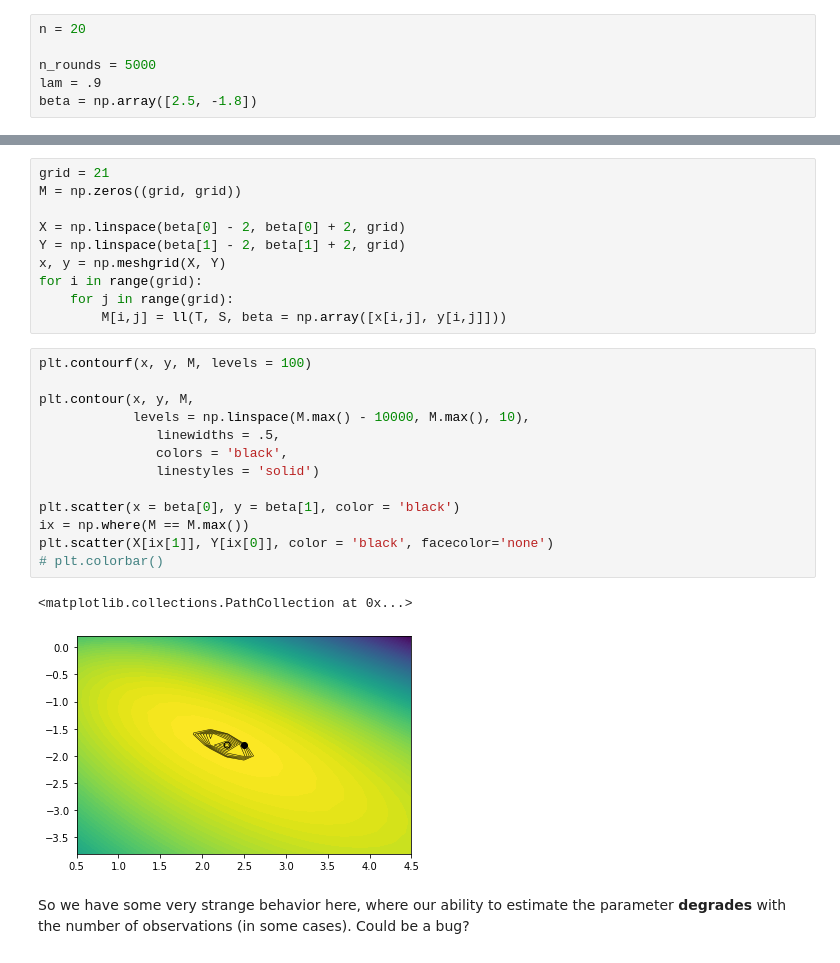
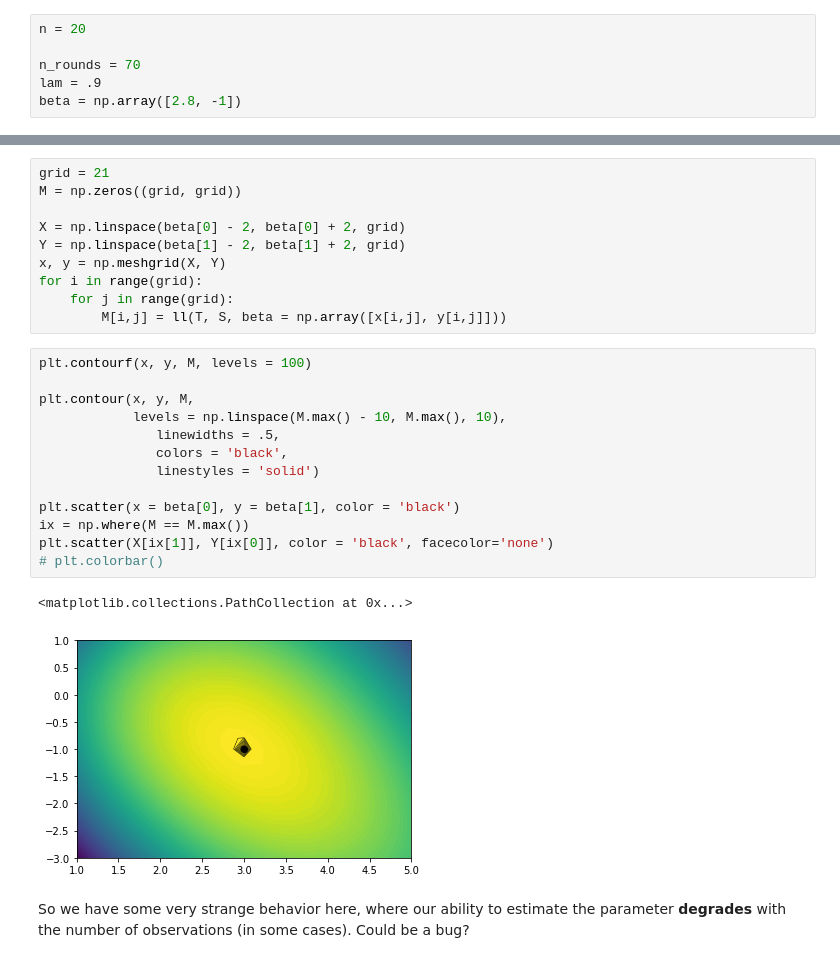
Before and after one commit to PhilChodrow/prestige_reinforcement, a Jupyter notebook: refactor_scratch.ipynb, the cells around one changed output, grey strips where cells are left out. Saved outputs shown, nothing was run; the diff lists cells and outputs as text.

```diff
--- a/refactor_scratch.ipynb
+++ b/refactor_scratch.ipynb
@@ -13,9 +12,9 @@ from matplotlib import pyplot as plt
 # %%
 n = 20
 
-n_rounds = 5000
+n_rounds = 70
 lam = .9
-beta = np.array([2.5, -1.8])
+beta = np.array([2.8, -1])
 # %%
 A0 = np.ones((n,n)) + np.random.randint(2, size = (n,n))
 
@@ -58,18 +57,18 @@ for i in range(grid):
 # %%
 plt.contourf(x, y, M, levels = 100)
 
 plt.contour(x, y, M,
-            levels = np.linspace(M.max() - 10000, M.max(), 10),
+            levels = np.linspace(M.max() - 10, M.max(), 10),
                linewidths = .5,
                colors = 'black',
                linestyles = 'solid')
 
 plt.scatter(x = beta[0], y = beta[1], color = 'black')
 ix = np.where(M == M.max())
 plt.scatter(X[ix[1]], Y[ix[0]], color = 'black', facecolor='none')
 # plt.colorbar()
 # %% [output]
 <matplotlib.collections.PathCollection at 0x...>
-[figure, old version]
+[figure, new version]
 # %% [markdown]
 So we have some very strange behavior here, where our ability to estimate the parameter **degrades** with the number of observations (in some cases). Could be a bug?
```
Also changed, not shown: parts of 3 cells of this notebook, 4 other files.
